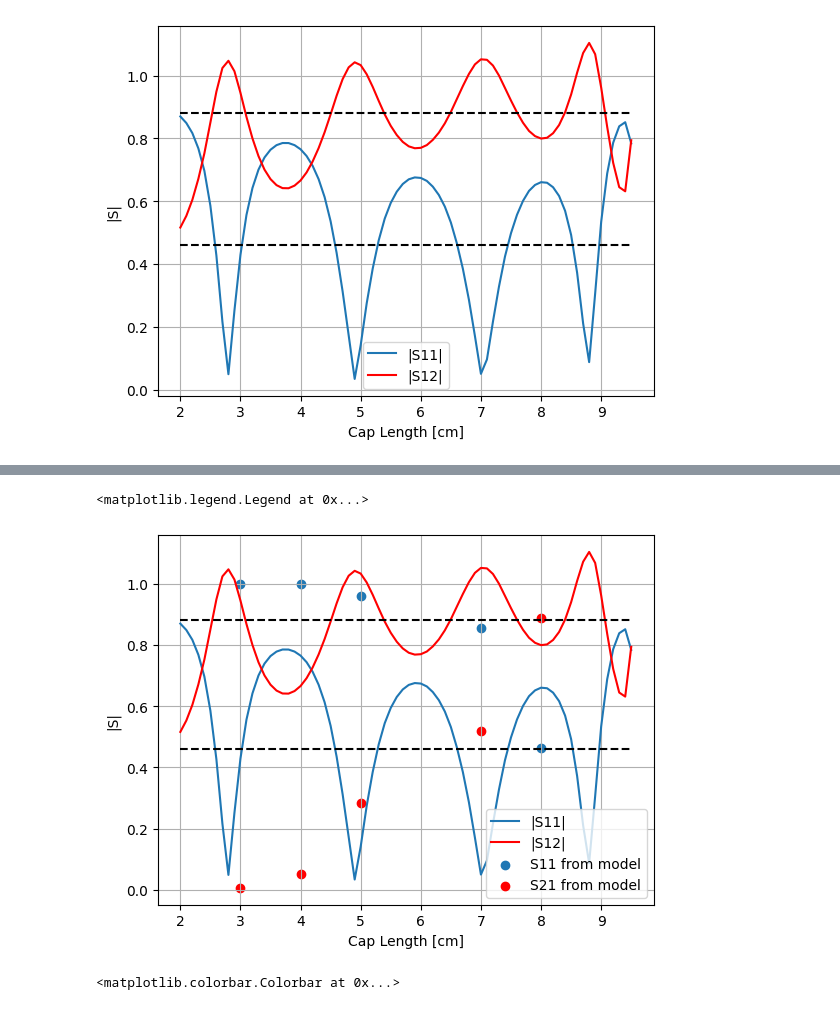
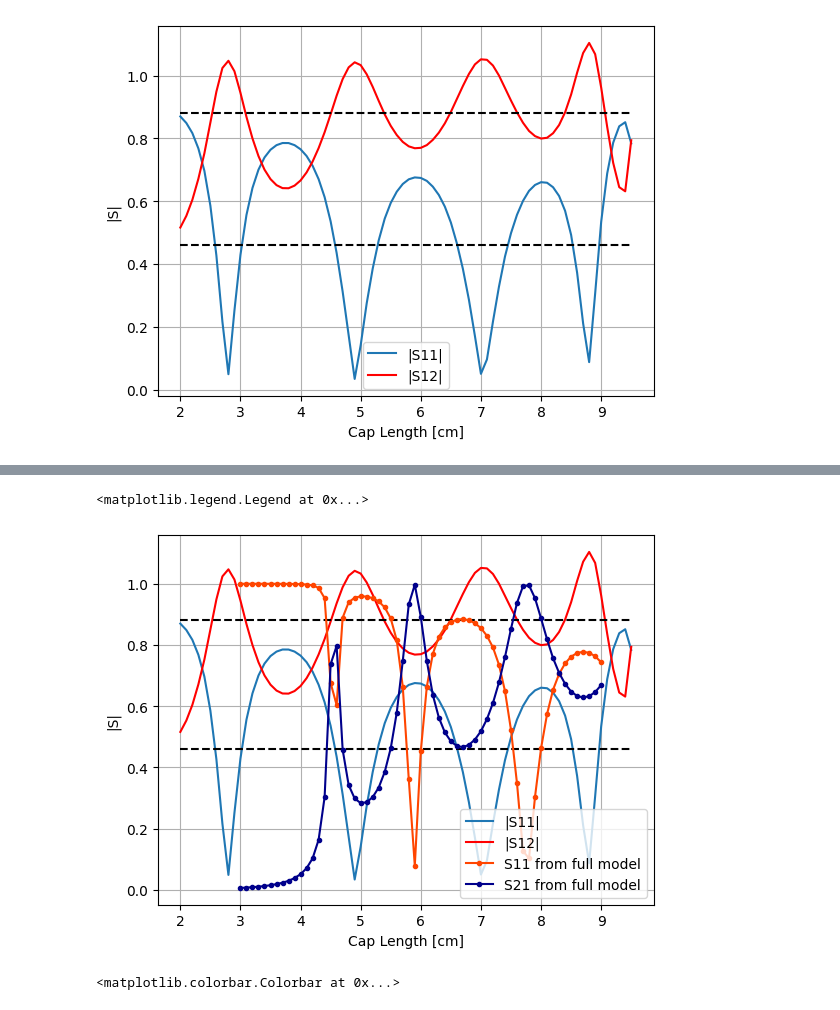
Before and after one commit to vandelij/TWA_circuit, a Jupyter notebook: Ricardo_Ispired.ipynb, the cells around one changed output, grey strips where cells are left out. Drawn from its saved outputs; the diff is of its cells as text; code cells hidden in the pictures.

```diff
--- a/Ricardo_Ispired.ipynb
+++ b/Ricardo_Ispired.ipynb
@@ -667,7 +669,7 @@ def get_ant_S_11_21(filename):
     S21_mag = np.abs(fmat[:,4])
     return np.real(lcaps), S11_mag, S21_mag
 
-filename2 = 'circ_model/S11_S12_96mhz_lcap_3_4_5_7_8_cm.csv'
+filename2 = 'circ_model/S11_S12_96mhz_lcap_3by0_01_to_9_cm.csv'
 lcaps, S11_mag, S21_mag = get_ant_S_11_21(filename2)
 print(S11_mag)
 plt.scatter(lcaps, S11_mag)
@@ -681,19 +693,19 @@ plt.scatter(lcaps, S21_mag)
 # %%
 plt.plot(lengths*100, S11v2, label='|S11|')
 plt.plot(lengths*100, S12v2, label='|S12|', color='red')
 plt.ylabel('|S|')
 plt.xlabel('Cap Length [cm]')
 plt.grid()
 
 plt.plot(lengths*100, lengths/lengths*0.46, color='black', linestyle='--')
 plt.plot(lengths*100, lengths/lengths*0.88, color='black', linestyle='--')
 
-plt.scatter(lcaps*100, S11_mag, label='S11 from model')
-plt.scatter(lcaps*100, S21_mag, color='red', label='S21 from model')
+plt.plot(lcaps*100, S11_mag, label='S11 from full model', marker='.', color='orangered')
+plt.plot(lcaps*100, S21_mag, color='darkblue', label='S21 from full model', marker='.')
 plt.legend()
 # %% [output]
 <matplotlib.legend.Legend at 0x...>
-[figure, old version]
+[figure, new version]
 # %%
 # antenna z matrix
 zant = rf.s2z(antnet1.s[:, 2:, 2:], z0=9.3506)[0]
```
Also changed, not shown: parts of 2 cells of this notebook, 4 other files.
